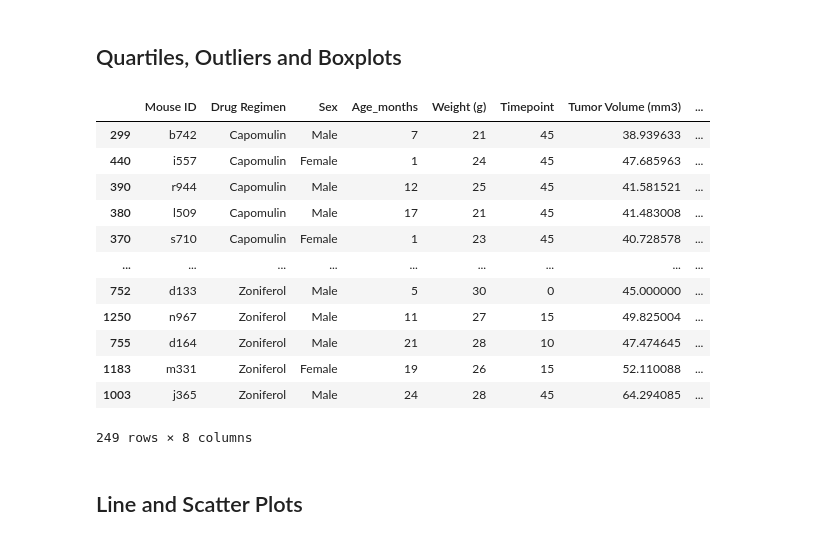
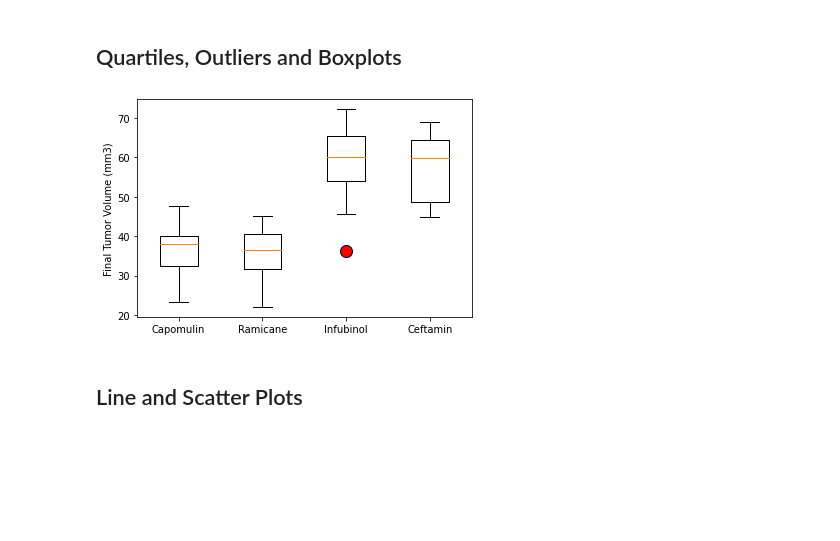
Before and after one commit to Ntorres95/matplotlib-hw, a Jupyter notebook: pymaceuticals_starter.ipynb, the cells around one changed output. Drawn from its saved outputs; the diff is of its cells as text; code cells hidden in the pictures; blank space fills up the shorter version.

```diff
--- a/pymaceuticals_starter.ipynb
+++ b/pymaceuticals_starter.ipynb
@@ -236,24 +247,50 @@ plt.show()
 [figure]
 # %% [markdown]
 ## Quartiles, Outliers and Boxplots
-# %%
-# Calculate the final tumor volume of each mouse across four of the most promising treatment regimens. Calculate the IQR and quantitatively determine if there are any potential outliers.
-sorted_clean_df
-# %% [output]
-|  | Mouse ID | Drug Regimen | Sex | Age_months | Weight (g) | Timepoint | Tumor Volume (mm3) | ... |
-| 299 | b742 | Capomulin | Male | 7 | 21 | 45 | 38.939633 | ... |
-| 440 | i557 | Capomulin | Female | 1 | 24 | 45 | 47.685963 | ... |
-| 390 | r944 | Capomulin | Male | 12 | 25 | 45 | 41.581521 | ... |
-| 380 | l509 | Capomulin | Male | 17 | 21 | 45 | 41.483008 | ... |
-| 370 | s710 | Capomulin | Female | 1 | 23 | 45 | 40.728578 | ... |
-| ... | ... | ... | ... | ... | ... | ... | ... | ... |
-| 752 | d133 | Zoniferol | Male | 5 | 30 | 0 | 45.000000 | ... |
-| 1250 | n967 | Zoniferol | Male | 11 | 27 | 15 | 49.825004 | ... |
-| 755 | d164 | Zoniferol | Male | 21 | 28 | 10 | 47.474645 | ... |
-| 1183 | m331 | Zoniferol | Female | 19 | 26 | 15 | 52.110088 | ... |
-| 1003 | j365 | Zoniferol | Male | 24 | 28 | 45 | 64.294085 | ... |
-249 rows × 8 columns
+# %%
+# Calculate the final tumor volume of each mouse across four of the most promising treatment regimens. Calculate the IQR and quantitatively determine if there are any potential outliers.
+qob_data = sorted_clean_df.set_index("Drug Regimen")
+
+#grabbing the data for calculations and plotting
+Capomulin = qob_data.loc["Capomulin"]["Tumor Volume (mm3)"]
+#converting it to a list
+Capomulin_list = Capomulin.tolist()
+
+#grabbing the data for calculations and plotting
+Ramicane = qob_data.loc["Ramicane"]["Tumor Volume (mm3)"]
+#converting it to a list
+Ramicane_list = Ramicane.tolist()
+
+#grabbing the data for calculations and plotting
+Infubinol = qob_data.loc["Infubinol"]["Tumor Volume (mm3)"]
+#converting it to a list
+Infubinol_list = Infubinol.tolist()
+
+#grabbing the data for calculations and plotting
+Ceftamin = qob_data.loc["Ceftamin"]["Tumor Volume (mm3)"]
+#converting it to a list
+Ceftamin_list = Ceftamin.tolist()
+
+#creating the data for the boxplot
+boxplot_data = [Capomulin_list, Ramicane_list, Infubinol_list, Ceftamin_list]
+
+#creating labels for the boxplots
+labels = ["Capomulin", "Ramicane", "Infubinol", "Ceftamin"]
 # %%
 # Generate a box plot of the final tumor volume of each mouse across four regimens of interest
+fig1, ax1 = plt.subplots()
+
+#modifying the marker shape and color
+flierprops = dict(marker='o', markerfacecolor='red', markersize=12)
+
+#setting the title
+ax1.set_ylabel("Final Tumor Volume (mm3)")
+
+#boxplot for Papomulin
+ax1.boxplot(boxplot_data, flierprops = flierprops, labels = labels)
+
+plt.show()
+# %% [output]
+[figure, added]
 # %% [markdown]
 ## Line and Scatter Plots
```
Also changed, not shown: parts of 8 cells of this notebook.
